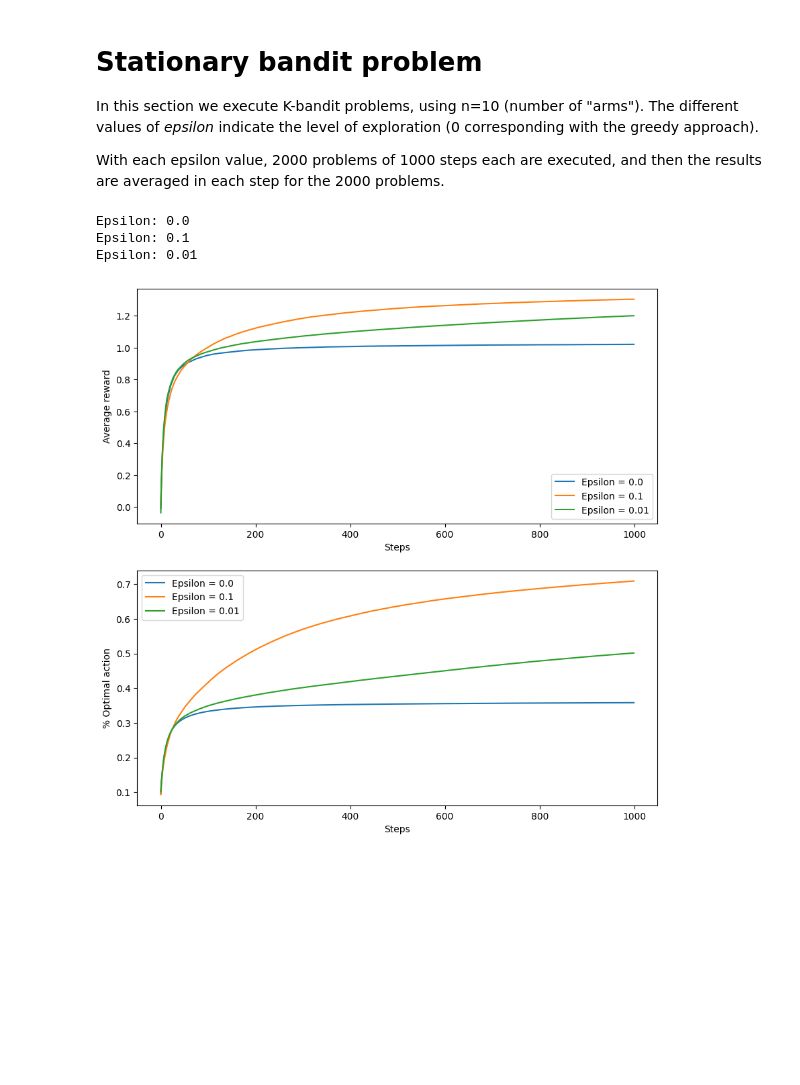
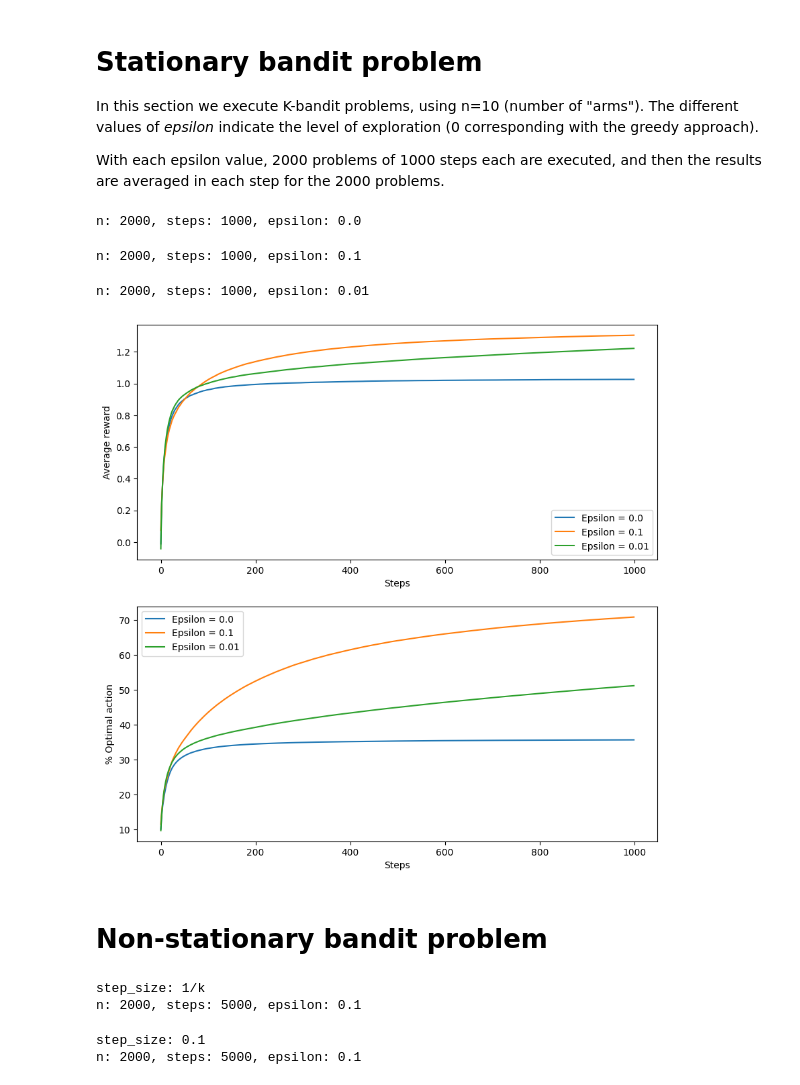
Before and after one commit to aserranoh/reinforcement-learning, a Jupyter notebook: 02-multi-arm-bandits/multi-arm-bandits.ipynb, the cells around one changed output. Drawn from its saved outputs; the diff is of its cells as text; code cells hidden in the pictures; blank space fills up the shorter version.

Commit message:
Executed non-stationary K-bandit.

```diff
--- a/02-multi-arm-bandits/multi-arm-bandits.ipynb
+++ b/02-multi-arm-bandits/multi-arm-bandits.ipynb
@@ -11,32 +11,35 @@ from matplotlib import pyplot as plt
 # %%
 rewards, best_actions = [], []
 epsilons = (0.0, 0.1, 0.01)
+# Generate kbandit problems of 10 arms
+factory = lambda: generate_kbandit(10)
 for epsilon in epsilons:
-    # Generate kbandit problems of 10 arms
-    factory = lambda: generate_kbandit(10)
     reward, best_action = run_problem(steps=1000, n=2000, epsilon=epsilon, problem_factory=factory)
     rewards.append(reward)
     best_actions.append(best_action)
 # %% [output]
-Epsilon: 0.0
-Epsilon: 0.1
-Epsilon: 0.01
+n: 2000, steps: 1000, epsilon: 0.0
+n: 2000, steps: 1000, epsilon: 0.1
+n: 2000, steps: 1000, epsilon: 0.01
 # %%
 plt.figure(figsize=(10, 10))
 plt.subplot(211)
 plt.xlabel("Steps")
 plt.ylabel("Average reward")
 for reward, epsilon in zip(rewards, epsilons):
     plt.plot(reward, label=f"Epsilon = {epsilon}")
 plt.legend()
 
 plt.subplot(212)
 plt.xlabel("Steps")
 plt.ylabel("% Optimal action")
 for best_action, epsilon in zip(best_actions, epsilons):
+    best_action *= 100.0
     plt.plot(best_action, label=f"Epsilon = {epsilon}")
 
 plt.legend()
 plt.show()
 # %% [output]
-[figure, old version]
+[figure, new version]
+# %% [markdown]
+# Non-stationary bandit problem
@@ -42,0 +48,14 @@ plt.show()
+# %%
+rewards, best_actions = [], []
+# Generate non-stationary kbandit problems of 10 arms
+factory = lambda: KbanditNonStationary([0.0]*10)
+epsilon = 0.1
+print("step_size: 1/k")
+reward, best_action = run_problem(steps=5000, n=2000, epsilon=epsilon, problem_factory=factory)
+print("step_size: 0.1")
+reward_ct, best_action_ct = run_problem(steps=5000, n=2000, epsilon=epsilon, problem_factory=factory, step_size=0.1)
+# %% [output]
+step_size: 1/k
+n: 2000, steps: 5000, epsilon: 0.1
+step_size: 0.1
+n: 2000, steps: 5000, epsilon: 0.1
```
Also changed, not shown: parts of 2 cells of this notebook, 2 other files.
